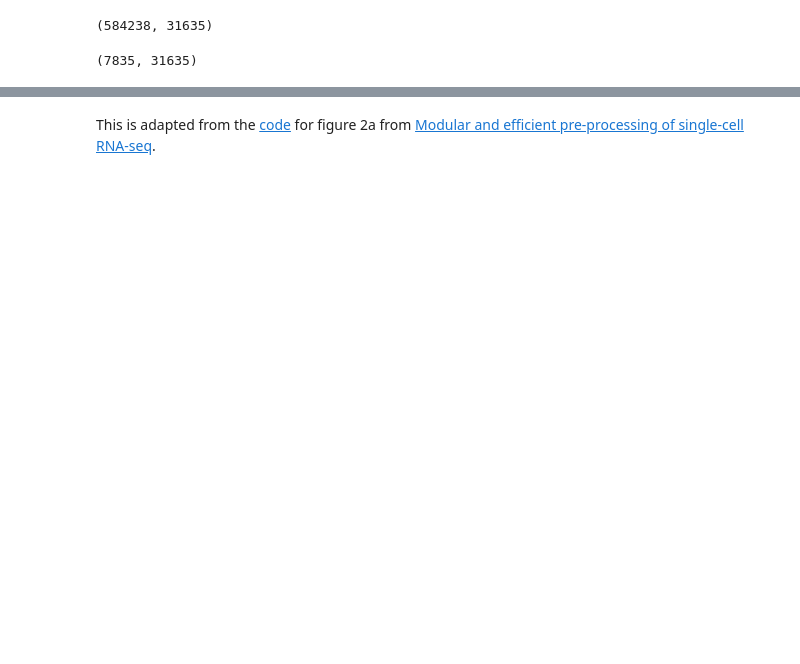
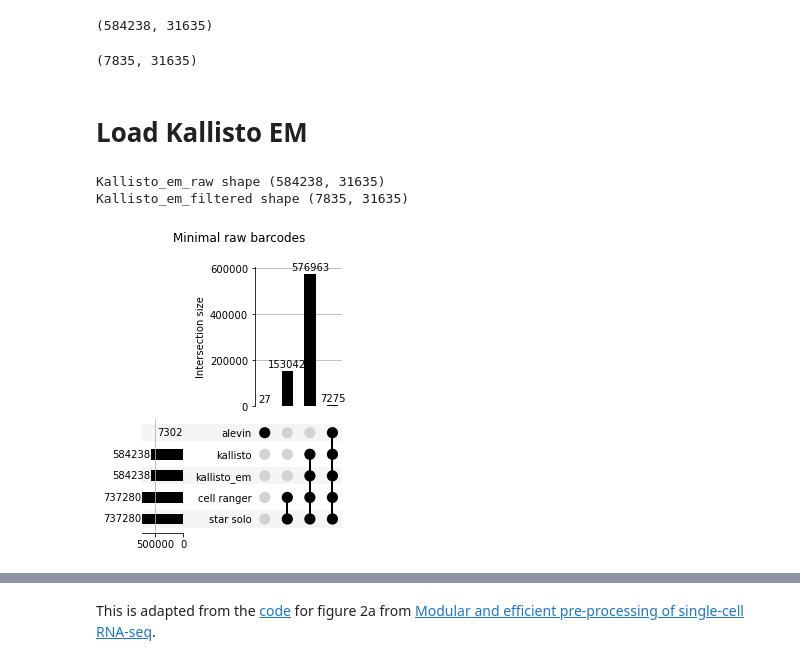
Before and after one commit to ENCODE-AWG/encode-202006-jamboree-detrout-rna-sc-pipeline, a Jupyter notebook: build-10x-e10.5-minimal-population-cache.ipynb, the cells around one changed output, grey strips where cells are left out. Cells and saved outputs as stored; diff of their text form; code cells hidden in the pictures; blank space fills up the shorter version.

```diff
--- a/build-10x-e10.5-minimal-population-cache.ipynb
+++ b/build-10x-e10.5-minimal-population-cache.ipynb
@@ -195,11 +197,42 @@ kallisto_filtered = kallisto_raw[kallisto_filtered_barcodes]
 kallisto_filtered.shape
 # %% [output]
 (7835, 31635)
+# %% [markdown]
+# Load Kallisto EM
+# %%
+kallisto_em_raw = scanpy_load_kallisto_gene_mtx(analysis_dir / 'kallisto_em' / 'genecount')
+print('Kallisto_em_raw shape', kallisto_em_raw.shape)
+kallisto_em_filtered_barcodes = load_barcode_list(analysis_dir / 'kallisto_em' / 'filtered-barcodes.txt')
+kallisto_em_filtered = kallisto_em_raw[kallisto_em_filtered_barcodes]
+print('Kallisto_em_filtered shape', kallisto_em_filtered.shape)
+# %% [output]
+Kallisto_em_raw shape (584238, 31635)
+Kallisto_em_filtered shape (7835, 31635)
 # %%
 assert numpy.all(solo_filtered.var_names == cellranger_filtered.var_names)
 assert numpy.all(kallisto_raw.var_names == solo_filtered.var_names)
 # %%
 kallisto_barcodes_counted = collections.Counter(kallisto_filtered_barcodes)
+# %%
+upset_contents = {
+    'cell ranger': cellranger_raw.obs_names,
+    'star solo': solo_raw.obs_names,
+    'kallisto': kallisto_raw.obs_names,
+    'kallisto_em': kallisto_em_raw.obs_names,
+    'alevin': alevin_decoy.obs_names,
+}
+
+for alg in upset_contents:
+    if len(upset_contents[alg]) != len(set(upset_contents[alg])):
+        print(alg)
+
+upset_gene_contents = upsetplot.from_contents(upset_contents)
+# %%
+f = pyplot.figure()
+f.suptitle('Minimal raw barcodes')
+_ = upsetplot.plot(upset_gene_contents, fig=f, show_counts=True)
+# %% [output]
+[figure, added]
 # %%
 upset_contents = {
     'cell ranger': cellranger_filtered.obs_names,
```
Also changed, not shown: parts of 11 cells of this notebook, 35 other files.
